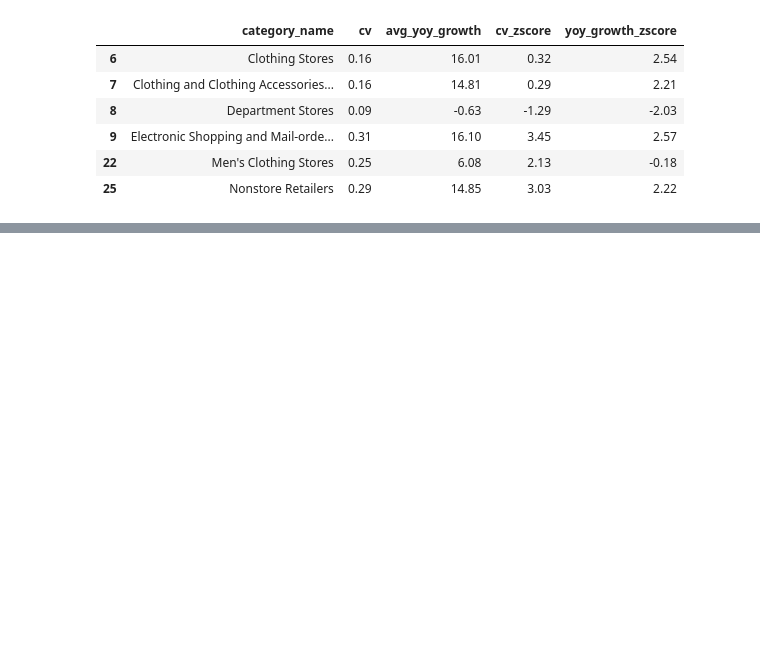
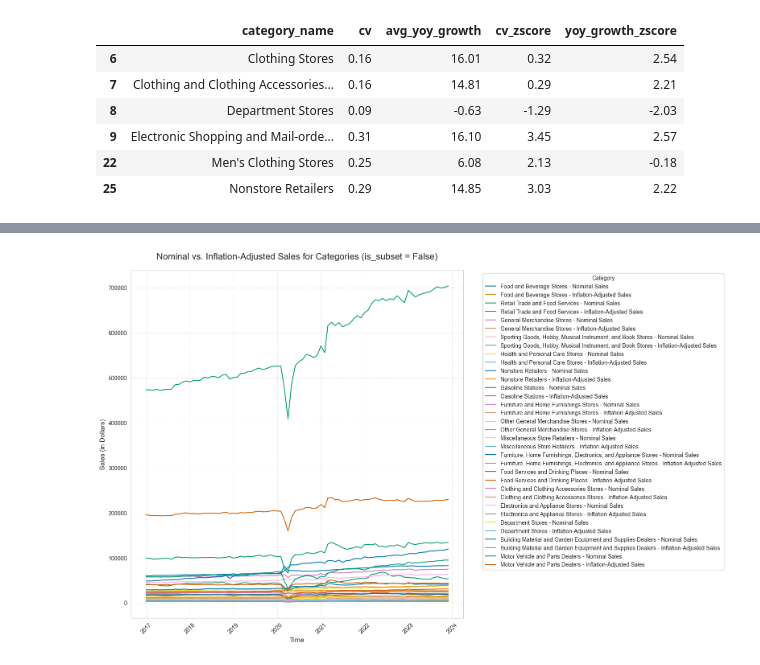
Before and after one commit to charJin/mrts-retail-and-food-services, a Jupyter notebook: notebooks/retail-and-food-analysis.ipynb, the cells around one changed output, grey strips where cells are left out. Saved outputs shown, nothing was run; the diff lists cells and outputs as text; code cells hidden in the pictures; blank space fills up the shorter version.

Commit message:
cpi sales merged but better idea for viz needed

```diff
--- a/notebooks/retail-and-food-analysis.ipynb
+++ b/notebooks/retail-and-food-analysis.ipynb
@@ -676,0 +679,10 @@ Outliers:
+# %%
+cpi_all_items = cpi_df[cpi_df["Expenditure category"] == "All items"].iloc[:, 2:]
+cpi_all_items = cpi_all_items.T.reset_index()
+cpi_all_items.columns = ["time", "cpi_index"]
+cpi_all_items["time"] = pd.to_datetime(cpi_all_items["time"], format="%Y-%m")  # Convert time to datetime
+
+df_cpi_merged = df_adjusted.merge(cpi_all_items, on="time", how="left")
+df_cpi_merged["inflation_adjusted_sales"] = df_cpi_merged["monthly_sales"] / df_cpi_merged["cpi_index"] * 100
+
+df_cpi_merged
@@ -676,0 +703,21 @@ Outliers:
+# %%
+filtered_data = df_cpi_merged[df_cpi_merged["is_subset"] == False]
+
+plt.figure(figsize=(16, 10))
+
+for category in filtered_data["category_name"].unique():
+    category_data = filtered_data[filtered_data["category_name"] == category]
+    sns.lineplot(data=category_data, x="time", y="monthly_sales", label=f"{category} - Nominal Sales")
+    sns.lineplot(data=category_data, x="time", y="inflation_adjusted_sales", label=f"{category} - Inflation-Adjusted Sales")
+
+# Customize the plot
+plt.title("Nominal vs. Inflation-Adjusted Sales for Categories (is_subset = False)", fontsize=16, pad=20)
+plt.xlabel("Time", fontsize=12)
+plt.ylabel("Sales (in Dollars)", fontsize=12)
+plt.xticks(rotation=45)
+plt.legend(title="Category", bbox_to_anchor=(1.05, 1), loc="upper left")
+plt.tight_layout()
+plt.grid(visible=True, which="both", linestyle="--", linewidth=0.5, alpha=0.7)
+plt.show()
+# %% [output]
+[figure, added]
```
Also changed, not shown: parts of 2 cells of this notebook, 1 other file.
